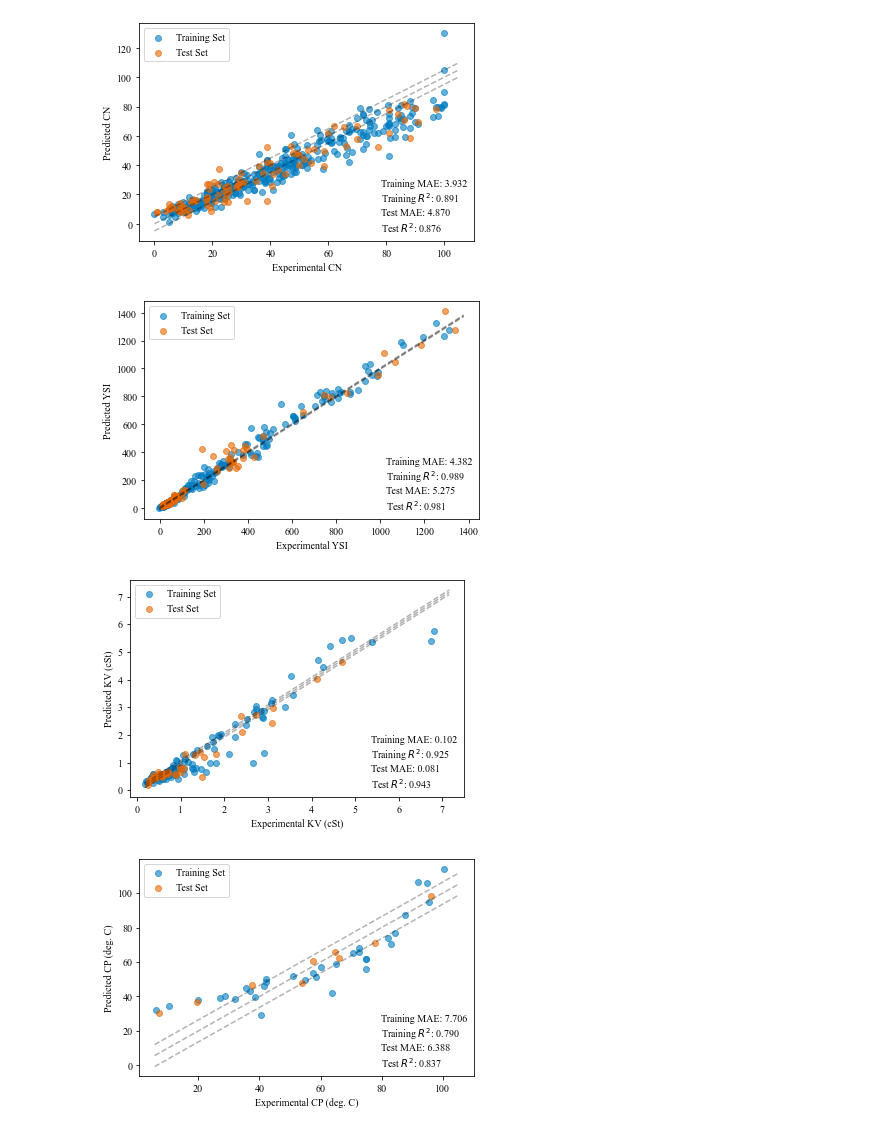
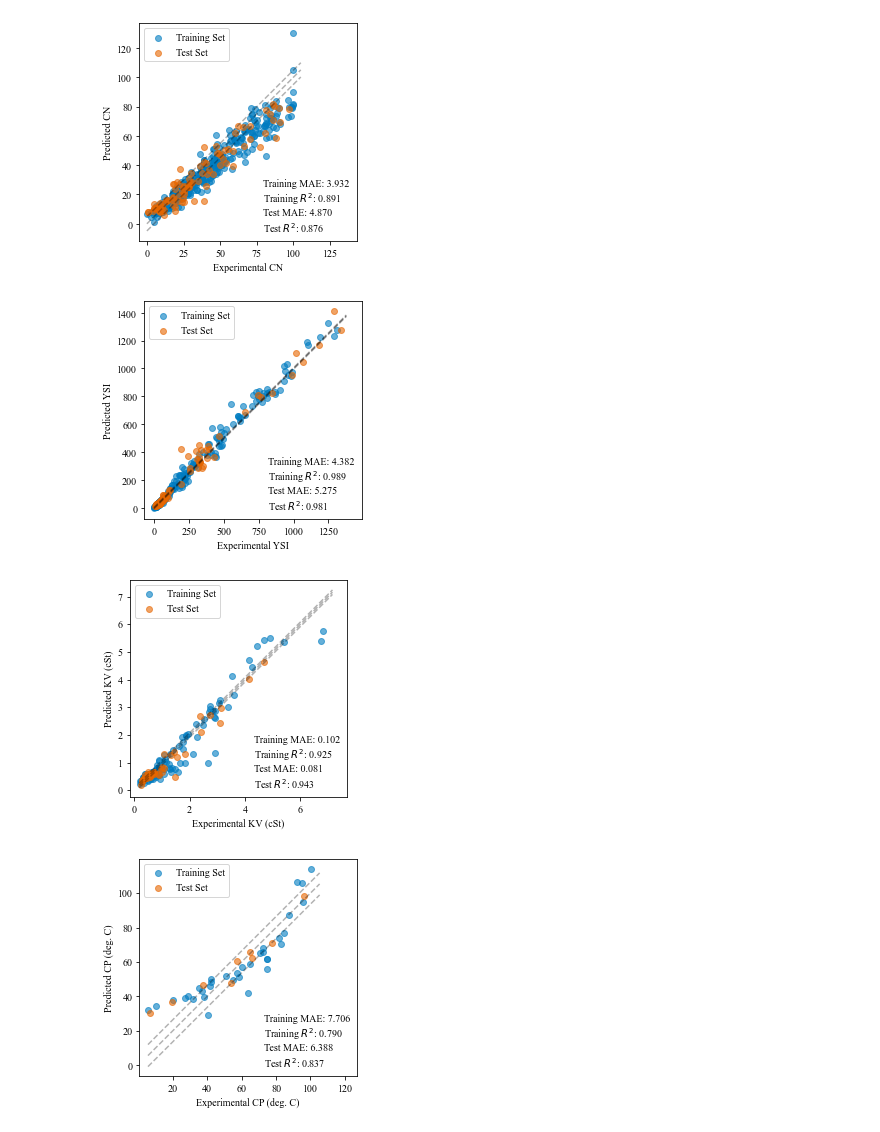
Before and after one commit to ECRL/publication_procedures, a Jupyter notebook: asme2020/parity_plots.ipynb, the cells around one changed output. Cells and saved outputs as stored; diff of their text form; code cells hidden in the pictures.

```diff
--- a/asme2020/parity_plots.ipynb
+++ b/asme2020/parity_plots.ipynb
@@ -115,27 +115,28 @@ r2_lhv_test = r2_score(lhv_test, pred_lhv_test)
 # %%
 # CETANE NUMBER
 from matplotlib import pyplot as plt
 from matplotlib.offsetbox import AnchoredText
 
 plt.clf()
 plt.rcParams['font.family'] = 'Times New Roman'
 plt.xlabel('Experimental CN')
 plt.ylabel('Predicted CN')
 min_val = min([c[0] for c in cn_train]) - 0.05 * min([c[0] for c in cn_train])
 max_val = max([c[0] for c in cn_train]) + 0.05 * max([c[0] for c in cn_train])
 plt.plot([min_val, max_val], [min_val, max_val], 'k--', alpha=0.3)
 plt.plot([min_val, max_val], [min_val + mae_cn_test, max_val + mae_cn_test], 'k--', alpha=0.3)
 plt.plot([min_val, max_val], [min_val - mae_cn_test, max_val - mae_cn_test], 'k--', alpha=0.3)
 plt.scatter(cn_train, pred_cn_train, color=(0, 114/235, 178/235), label='Training Set', alpha=0.6)
 plt.scatter(cn_test, pred_cn_test, color=(213/235, 94/235, 0), label='Test Set', alpha=0.6)
 plt.legend(loc='upper left')
 txt = f'Training MAE: {mae_cn_train:.3f}\nTraining $R^2$: {r2_cn_train:.3f}\nTest MAE: {mae_cn_test:.3f}\nTest $R^2$: {r2_cn_test:.3f}'
 box = AnchoredText(txt, frameon=True, loc='lower right', pad=0.2)
 plt.setp(box.patch, facecolor='w', edgecolor='w')
 plt.gca().add_artist(box)
+plt.axis('square')
 plt.show()
 # %% [output]
-[figure, old version]
+[figure, new version]
 # %%
 # YIELD SOOTING INDEX
 
@@ -155,9 +156,10 @@ txt = f'Training MAE: {mae_ysi_train:.3f}\nTraining $R^2$: {r2_ysi_train:.3f}\nT
 box = AnchoredText(txt, frameon=True, loc='lower right', pad=0.2)
 plt.setp(box.patch, facecolor='w', edgecolor='w')
 plt.gca().add_artist(box)
+plt.axis('square')
 plt.show()
 # %% [output]
-[figure, old version]
+[figure, new version]
 # %%
 # KINEMATIC VISCOSITY
 
@@ -177,9 +179,10 @@ txt = f'Training MAE: {mae_kv_train:.3f}\nTraining $R^2$: {r2_kv_train:.3f}\nTes
 box = AnchoredText(txt, frameon=True, loc='lower right', pad=0.2)
 plt.setp(box.patch, facecolor='w', edgecolor='w')
 plt.gca().add_artist(box)
+plt.axis('square')
 plt.show()
 # %% [output]
-[figure, old version]
+[figure, new version]
 # %%
 # CLOUD POINT
 
@@ -199,9 +202,10 @@ txt = f'Training MAE: {mae_cp_train:.3f}\nTraining $R^2$: {r2_cp_train:.3f}\nTes
 box = AnchoredText(txt, frameon=True, loc='lower right', pad=0.2)
 plt.setp(box.patch, facecolor='w', edgecolor='w')
 plt.gca().add_artist(box)
+plt.axis('square')
 plt.show()
 # %% [output]
-[figure, old version]
+[figure, new version]
 # %%
 # LOWER HEATING VALUE
 
```
Also changed, not shown: parts of 1 cell of this notebook, 2 other files.
